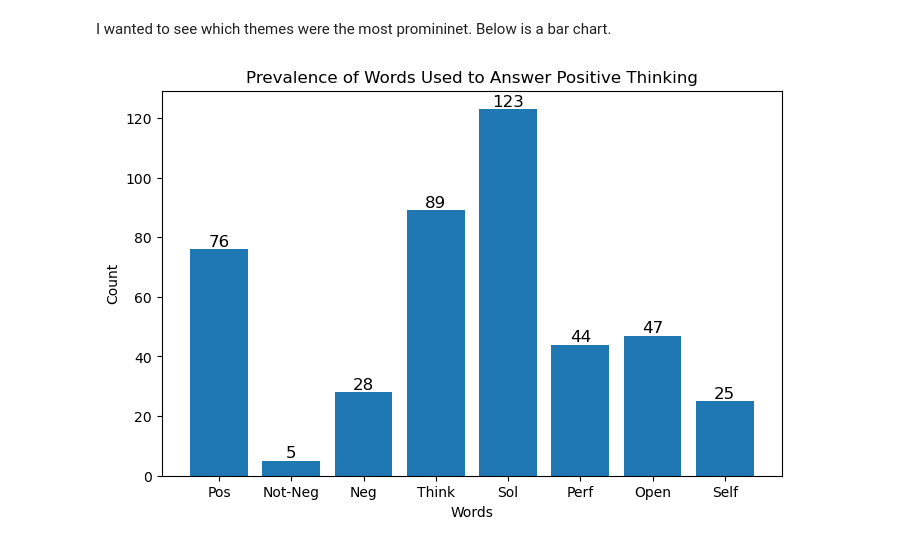
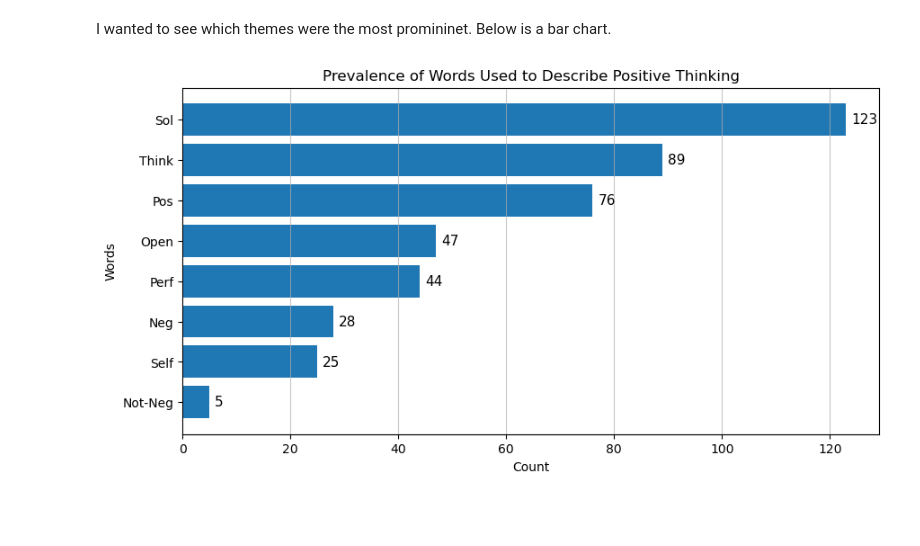
Before and after one commit to masepri98/posthink_master, a Jupyter notebook: scripts/posthink_master.ipynb, the cells around one changed output. Saved outputs shown, nothing was run; the diff lists cells and outputs as text; code cells hidden in the pictures; blank space fills up the shorter version.

Commit message:
made horizontal + added gridlines

```diff
--- a/scripts/posthink_master.ipynb
+++ b/scripts/posthink_master.ipynb
@@ -182,19 +182,27 @@ The total time a variation of self-esteem is mentioned is: 25
 ## Visualizing of results
 # %% [markdown]
 I wanted to see which themes were the most promininet. Below is a bar chart.
+# %%
+# Sort the data in ascending order based on count
+data = {'Pos': pos_total_count, 'Not-Neg': not_neg_total_count, 'Neg': neg_total_count,
+        'Think': think_total_count, 'Sol': sol_total_count, 'Perf': perf_total_count,
+        'Open': open_total_count, 'Self': self_total_count}
+data_sorted = sorted(data.items(), key=lambda x: x[1])
 # %%
-# Create a bar chart for each word
-fig, ax = plt.subplots(figsize=(8, 5))
-plt.bar(['Pos','Not-Neg','Neg', 'Think', 'Sol', 'Perf', 'Open', 'Self'], [pos_total_count, not_neg_total_count, neg_total_count, think_total_count, sol_total_count, perf_total_count, open_total_count, self_total_count])
-plt.title('Prevalence of Words Used to Answer Positive Thinking')
-plt.xlabel('Words')
-plt.ylabel('Count')
+# Create a horizontal bar chart for each word
+fig, ax = plt.subplots(figsize=(10, 5))
+plt.barh([d[0] for d in data_sorted], [d[1] for d in data_sorted])
+plt.title('Prevalence of Words Used to Describe Positive Thinking')
+plt.xlabel('Count')
+plt.ylabel('Words')
 
+# Display the exact count next to each bar
+for i, count in enumerate([d[1] for d in data_sorted]):
+    plt.text(count+1, i, str(count), va='center', fontsize=11)
 
-# Display the exact count above each bar
-for i, count in enumerate([pos_total_count, not_neg_total_count, neg_total_count, think_total_count, sol_total_count, perf_total_count, open_total_count, self_total_count]):
-    plt.text(i, count+1, str(count), ha='center', fontsize=12)
-
-plt.show()
+# Add gridlines at every 20 count interval up to 120
+ax.set_xticks(range(0, 130, 20))
+ax.set_yticks([d[0] for d in data_sorted])
+ax.grid(axis='x', linestyle='-', alpha=0.7)
 # %% [output]
-[figure, old version]
+[figure, new version]
```
